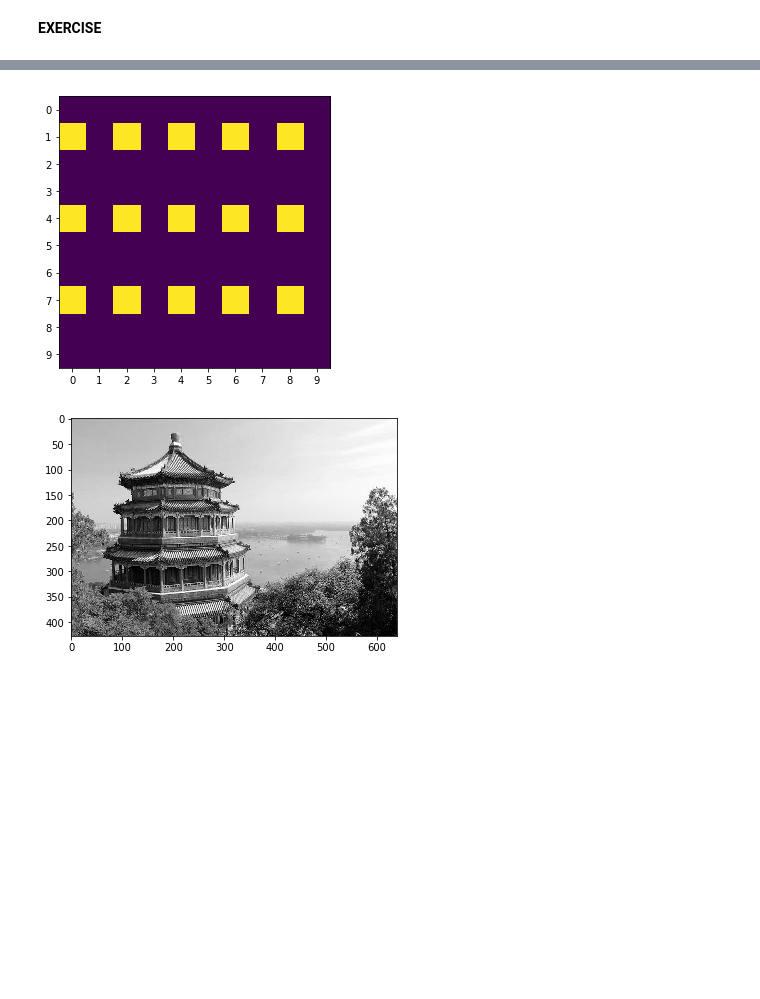
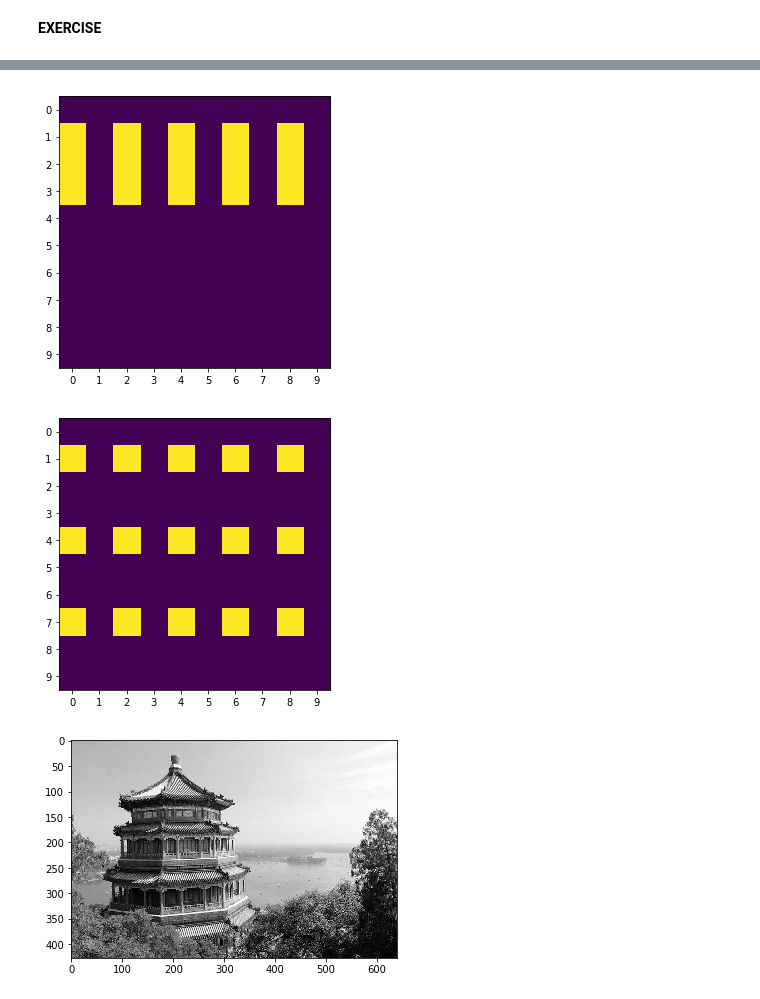
Before and after one commit to haishan-shi/A1, a Jupyter notebook: NB02_Practical_Data_Skills_ArrayOps.ipynb, the cells around one changed output, grey strips where cells are left out. Saved outputs shown, nothing was run; the diff lists cells and outputs as text; code cells hidden in the pictures; blank space fills up the shorter version.

```diff
--- a/NB02_Practical_Data_Skills_ArrayOps.ipynb
+++ b/NB02_Practical_Data_Skills_ArrayOps.ipynb
@@ -148,10 +154,15 @@ show_array(a)
 # %%
 # Replace ... to produce (3) and (4) (in two experiments)
 a = np.zeros((10, 10))
+a[1:4, ::2]=1
+show_array(a)
+
+a = np.zeros((10, 10))
 a[1::3, ::2]=1
 show_array(a)
 # %% [output]
-[figure, old version]
+[figure, new version]
+[figure, added]
 # %%
 # Consider the `im` array
 ims = load_sample_images()
```
Also changed, not shown: parts of 2 cells of this notebook.
